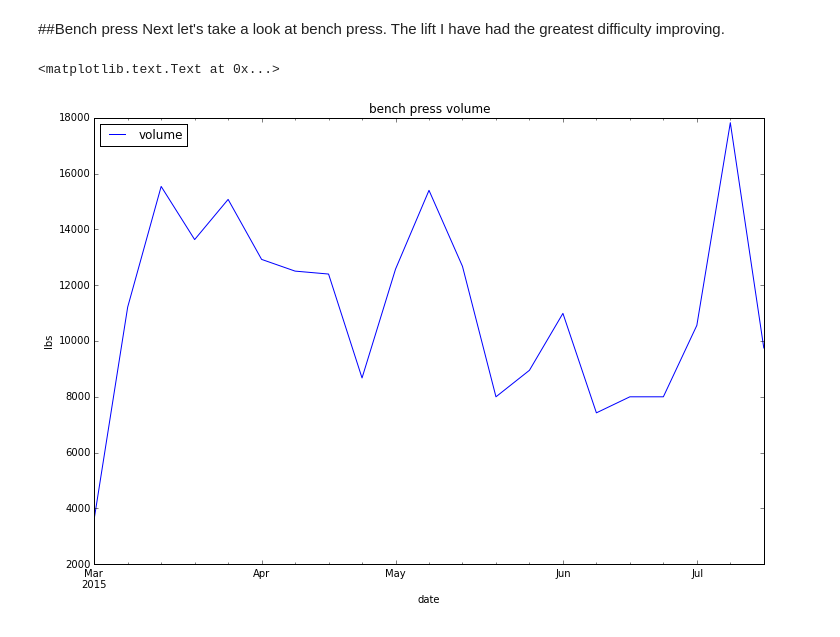
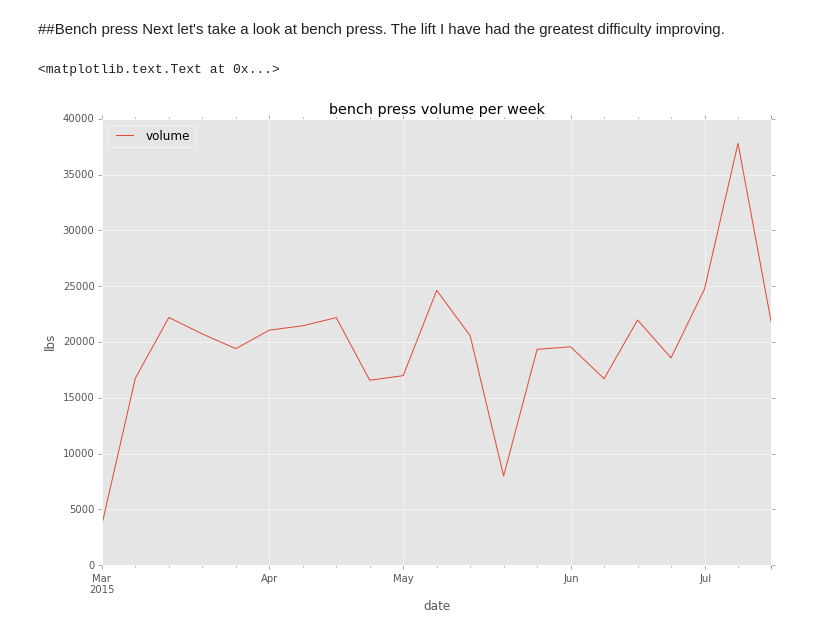
Before and after one commit to jonfk/training-log-analysis, a Jupyter notebook: ipython/Training-Analysis.ipynb, the cells around one changed output. Drawn from its saved outputs; the diff is of its cells as text; code cells hidden in the pictures.

Commit message:
Feature: Updated ipython notebook with analysis of bench and deadlifts

```diff
--- a/ipython/Training-Analysis.ipynb
+++ b/ipython/Training-Analysis.ipynb
@@ -5,7 +5,7 @@
 %matplotlib inline
 import matplotlib.pyplot as plt
 import matplotlib
-#matplotlib.style.use('ggplot')
+matplotlib.style.use('ggplot')
 import numpy as np
 import pandas as pd
 import datetime
@@ -24,3 +24,15 @@ bodyweightPlot.set_ylabel('kg')
+# %%
+#Utility functions
+def convertKgs(frame):
+    def convert(row):
+        if row['unit'] == 'kg':
+            return 2.20462262 * row['weight']
+        else:
+            return row['weight']
+    frame['weight'] = frame.apply(convert,axis='columns')
+
+def toVolume(row):
+    return row['sets']*row['reps']*row['weight']
 # %% [markdown]
 ##Squats
 As with a powerlifting meet, let's take a look at squats first.
@@ -30,8 +42,7 @@ squatsData.columns
 # %% [output]
 Index(['exercise', 'sets', 'reps', 'weight', 'unit'], dtype='object')
 # %%
-def toVolume(parameters):
-    return parameters['sets']*parameters['reps']*parameters['weight']
+
 squatsVolume = squatsData.copy()
 
 squatsVolume['volume'] = squatsData.apply(toVolume, axis='columns')
@@ -60,15 +83,15 @@ Next let's take a look at bench press. The lift I have had the greatest difficul
 # %%
 benchData = pd.read_csv('data/bench.csv',parse_dates = ['date'], index_col='date')
 
 benchVolume = benchData.copy()
 benchVolume['volume'] = benchData.apply(toVolume, axis='columns')
 
 # filter out competition lifts
 benchVolume = benchVolume[benchVolume['unit']!= 'kg']
 benchVolume.drop(['sets','reps', 'weight', 'unit', 'exercise'], axis=1, inplace=True)
 
-benchVolumePlot = benchVolume.resample('W', sum).plot(figsize = (12,8), title = 'bench press volume')
+benchVolumePlot = benchVolume.resample('W', sum).plot(figsize = (12,8), title = 'bench press volume per week')
 benchVolumePlot.set_ylabel('lbs')
 # %% [output]
 <matplotlib.text.Text at 0x...>
-[figure, old version]
+[figure, new version]
```
Also changed, not shown: parts of 11 cells of this notebook, 4 other files.
